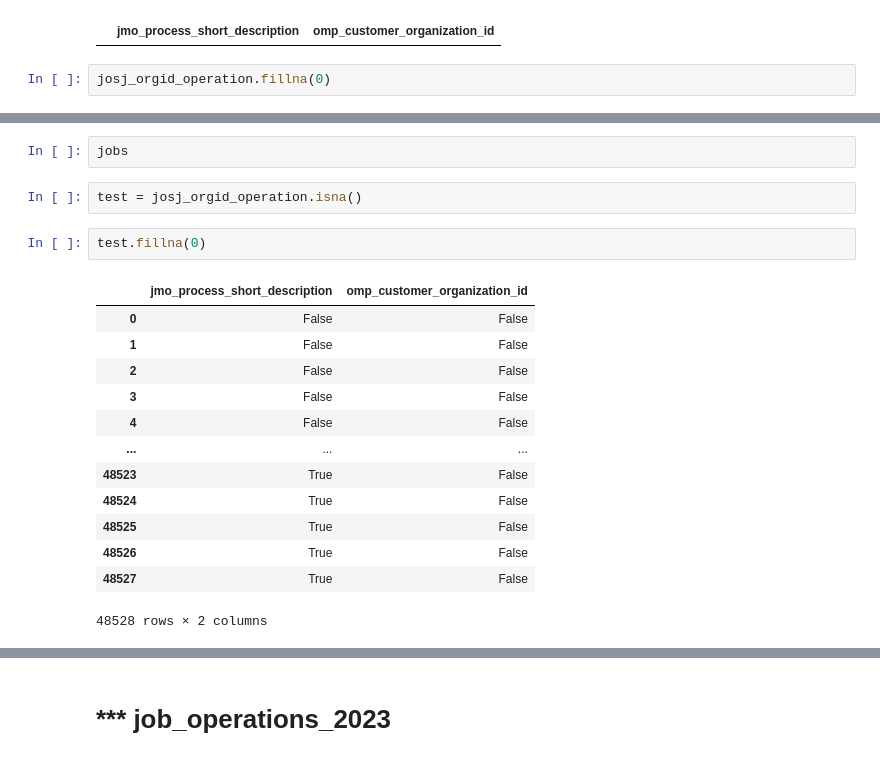
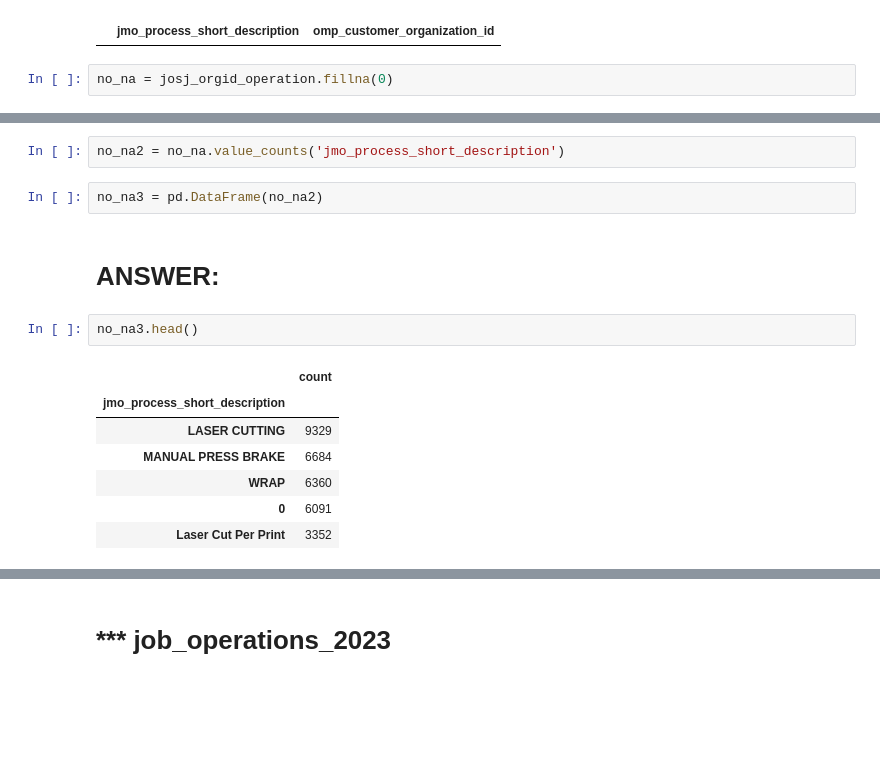
Before and after one commit to NSS-Full-Time-Data-Analytics-14/metal-fabrication-nutter_butter, a Jupyter notebook: notebooks/metal_fabrication.ipynb, the cells around one changed output, grey strips where cells are left out. Drawn from its saved outputs; the diff is of its cells as text; blank space fills up the shorter version.

```diff
--- a/notebooks/metal_fabrication.ipynb
+++ b/notebooks/metal_fabrication.ipynb
@@ -218,4 +156,4 @@ josj_orgid_operation.loc[josj_orgid_operation.jmo_process_short_description == '
 # %% [output]
 |  | jmo_process_short_description | omp_customer_organization_id |
 # %%
-josj_orgid_operation.fillna(0)
+no_na = josj_orgid_operation.fillna(0)
@@ -236,20 +160,16 @@ josj_orgid_operation.fillna(0)
-# %%
-jobs
-# %%
-test = josj_orgid_operation.isna()
-# %%
-test.fillna(0)
-# %% [output]
-|  | jmo_process_short_description | omp_customer_organization_id |
-| 0 | False | False |
-| 1 | False | False |
-| 2 | False | False |
-| 3 | False | False |
-| 4 | False | False |
-| ... | ... | ... |
-| 48523 | True | False |
-| 48524 | True | False |
-| 48525 | True | False |
-| 48526 | True | False |
-| 48527 | True | False |
-48528 rows × 2 columns
+# %%
+no_na2 = no_na.value_counts('jmo_process_short_description')
+# %%
+no_na3 = pd.DataFrame(no_na2)
+# %% [markdown]
+# ANSWER:
+# %%
+no_na3.head()
+# %% [output]
+|  | count |
+| jmo_process_short_description |  |
+| LASER CUTTING | 9329 |
+| MANUAL PRESS BRAKE | 6684 |
+| WRAP | 6360 |
+| 0 | 6091 |
+| Laser Cut Per Print | 3352 |
```
Also changed, not shown: parts of 24 cells of this notebook.
